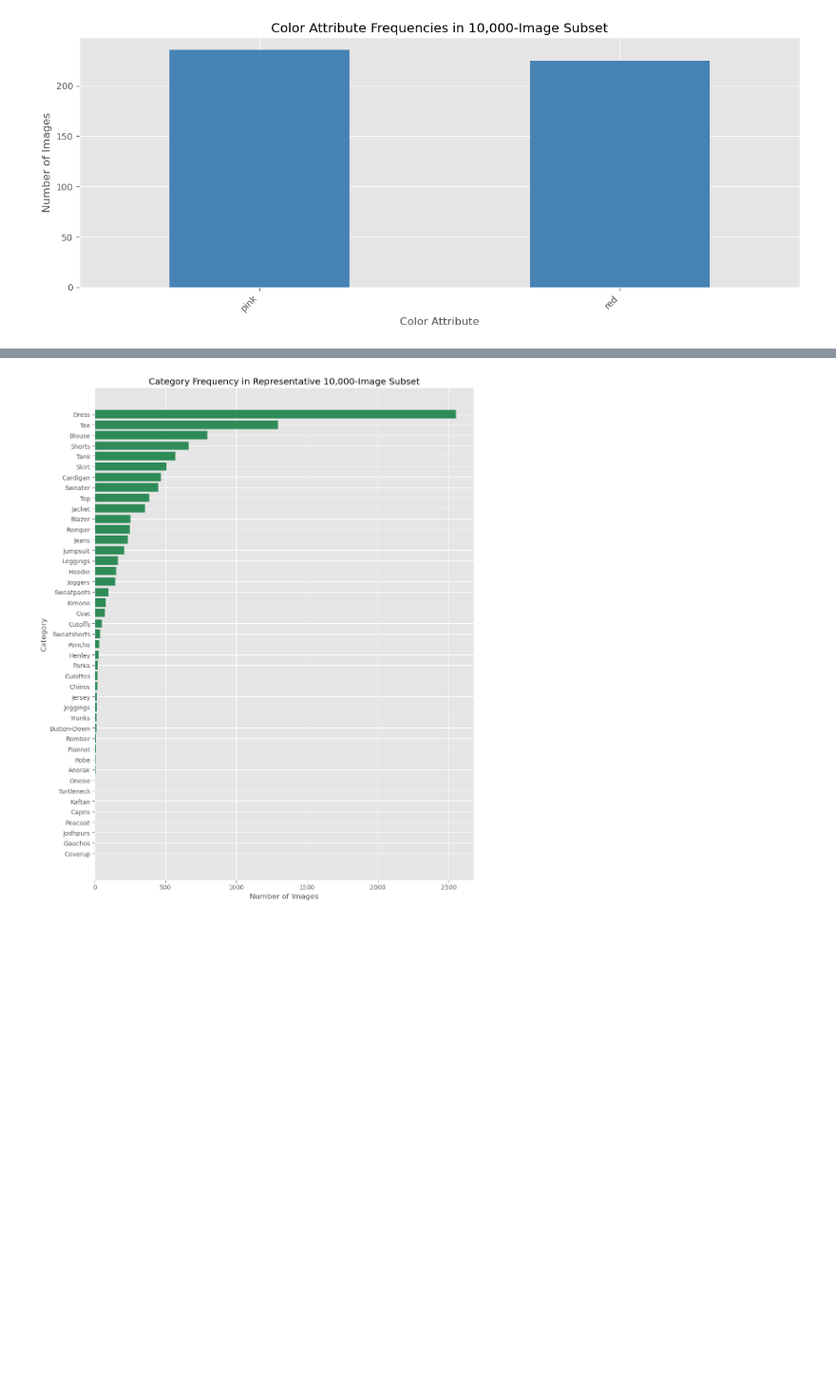
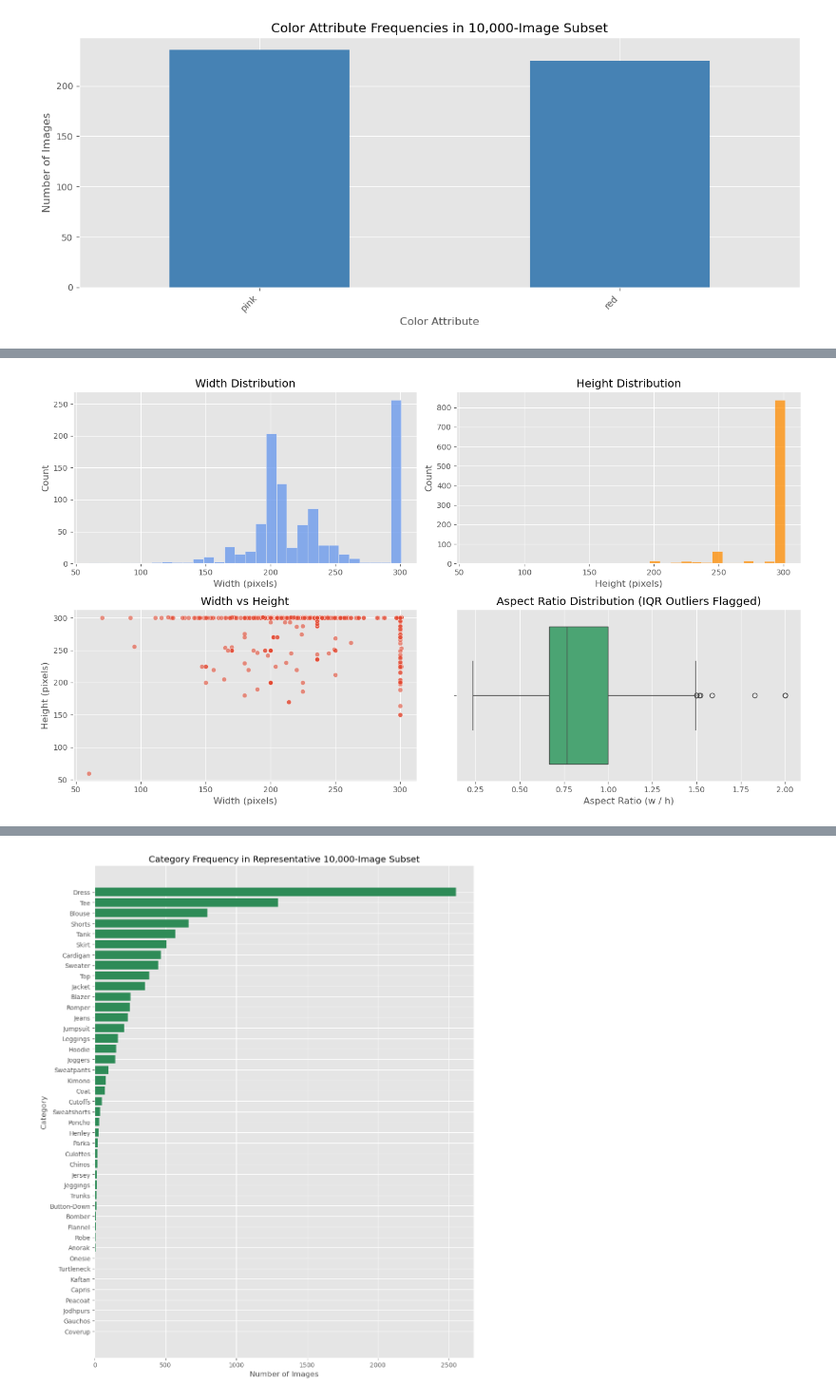
Before and after one commit to tintinHL/Individual-Predictive-coursework-WVQX7, a Jupyter notebook: deepfashion_subset_builder.ipynb, the cells around one changed output, grey strips where cells are left out. Shown at 95% size. Saved outputs shown, nothing was run; the diff lists cells and outputs as text; code cells hidden in the pictures; blank space fills up the shorter version.

```diff
--- a/deepfashion_subset_builder.ipynb
+++ b/deepfashion_subset_builder.ipynb
@@ -223,0 +522,95 @@ Color attribute columns used:
+# %%
+import random
+from pathlib import Path
+from PIL import Image, UnidentifiedImageError
+import pandas as pd
+import numpy as np
+import matplotlib.pyplot as plt
+import seaborn as sns
+
+# Sample a fixed set of images so size/aspect summaries are reproducible and comparable.
+try:
+    project_root = PROJECT_ROOT
+except NameError:
+    project_root = Path.cwd()
+
+csv_path = project_root / 'final_subset_representative.csv'
+subset_df = pd.read_csv(csv_path) if csv_path.exists() else (_ for _ in ()).throw(FileNotFoundError(f'File not found: {csv_path}'))
+
+# Strong image geometry outliers can distort model inputs when a single resize policy is used.
+candidate_df = subset_df[['image_name']].dropna().copy()
+candidate_df = candidate_df.sample(n=min(1000, len(candidate_df)), random_state=42)
+
+image_root = project_root / 'data' / 'subset_images_representative'
+records = []
+
+for name in candidate_df['image_name'].astype(str).tolist():
+    rel_path = Path(name)
+    rel_parts = rel_path.parts
+    rel_clean = Path(*rel_parts[1:]) if rel_parts and rel_parts[0].lower() == 'img' else rel_path
+    img_path = image_root / rel_clean
+
+    try:
+        with Image.open(img_path) as im:
+            w, h = im.size
+            ar = float(w) / float(h) if h else 0.0
+        size_kb = img_path.stat().st_size / 1024.0
+        records.append((w, h, ar, size_kb, str(name), str(img_path)))
+    except (FileNotFoundError, UnidentifiedImageError, OSError, ZeroDivisionError):
+        # Bad paths look valid in CSV but can quietly enter the loader pipeline; we skip them here.
+        continue
+
+props_df = pd.DataFrame(records, columns=['width', 'height', 'aspect_ratio', 'file_size_kb', 'image_name', 'path'])
+if props_df.empty:
+    raise ValueError('No valid images found in sampled subset; check image folder.')
+
+# Outliers matter because they can be over-resized/padded and alter the apparent class-relevant structure.
+q1 = props_df['aspect_ratio'].quantile(0.25)
+q3 = props_df['aspect_ratio'].quantile(0.75)
+iqr = q3 - q1
+lower = q1 - 1.5 * iqr
+upper = q3 + 1.5 * iqr
+props_df['aspect_outlier_iqr'] = (props_df['aspect_ratio'] < lower) | (props_df['aspect_ratio'] > upper)
+
+extreme_mask = (props_df['aspect_ratio'] > 3.0) | (props_df['aspect_ratio'] < (1 / 3))
+extreme_df = props_df.loc[extreme_mask, ['image_name', 'width', 'height', 'aspect_ratio', 'file_size_kb']]
+
+print(f'Computed properties for {len(props_df)} images')
+print(f'Aspect-ratio IQR outliers: {int(props_df["aspect_outlier_iqr"].sum())}')
+print(f'Extreme aspect ratios (>3:1 or <1:3): {len(extreme_df)}')
+if len(extreme_df) > 0:
+    print('Extreme aspect ratio images:')
+    print(extreme_df.to_string(index=False))
+else:
+    print('No extreme-aspect-ratio images in sampled set.')
+
+fig, axes = plt.subplots(2, 2, figsize=(14, 8))
+
+# (1) Width histogram
+sns.histplot(data=props_df, x='width', bins=30, kde=False, ax=axes[0, 0], color='cornflowerblue')
+axes[0, 0].set_title('Width Distribution')
+axes[0, 0].set_xlabel('Width (pixels)')
+axes[0, 0].set_ylabel('Count')
+
+# (2) Height histogram
+sns.histplot(data=props_df, x='height', bins=30, kde=False, ax=axes[0, 1], color='darkorange')
+axes[0, 1].set_title('Height Distribution')
+axes[0, 1].set_xlabel('Height (pixels)')
+axes[0, 1].set_ylabel('Count')
+
+# (3) Width vs height scatter
+sns.scatterplot(data=props_df, x='width', y='height', alpha=0.6, ax=axes[1, 0])
+axes[1, 0].set_title('Width vs Height')
+axes[1, 0].set_xlabel('Width (pixels)')
+axes[1, 0].set_ylabel('Height (pixels)')
+
+# (4) Box plot for aspect ratio outliers
+sns.boxplot(data=props_df, x='aspect_ratio', ax=axes[1, 1], color='mediumseagreen')
+axes[1, 1].set_title('Aspect Ratio Distribution (IQR Outliers Flagged)')
+axes[1, 1].set_xlabel('Aspect Ratio (w / h)')
+
+plt.tight_layout()
+plt.show()
+
+# Why outliers matter: long-tailed size/aspect distributions can bias learning if augmentations/resizing assume one dominant shape.
+# %% [output]
@@ -223,0 +624 @@ Color attribute columns used:
+[figure, added]
```
Also changed, not shown: parts of 47 cells of this notebook, 4 other files.
